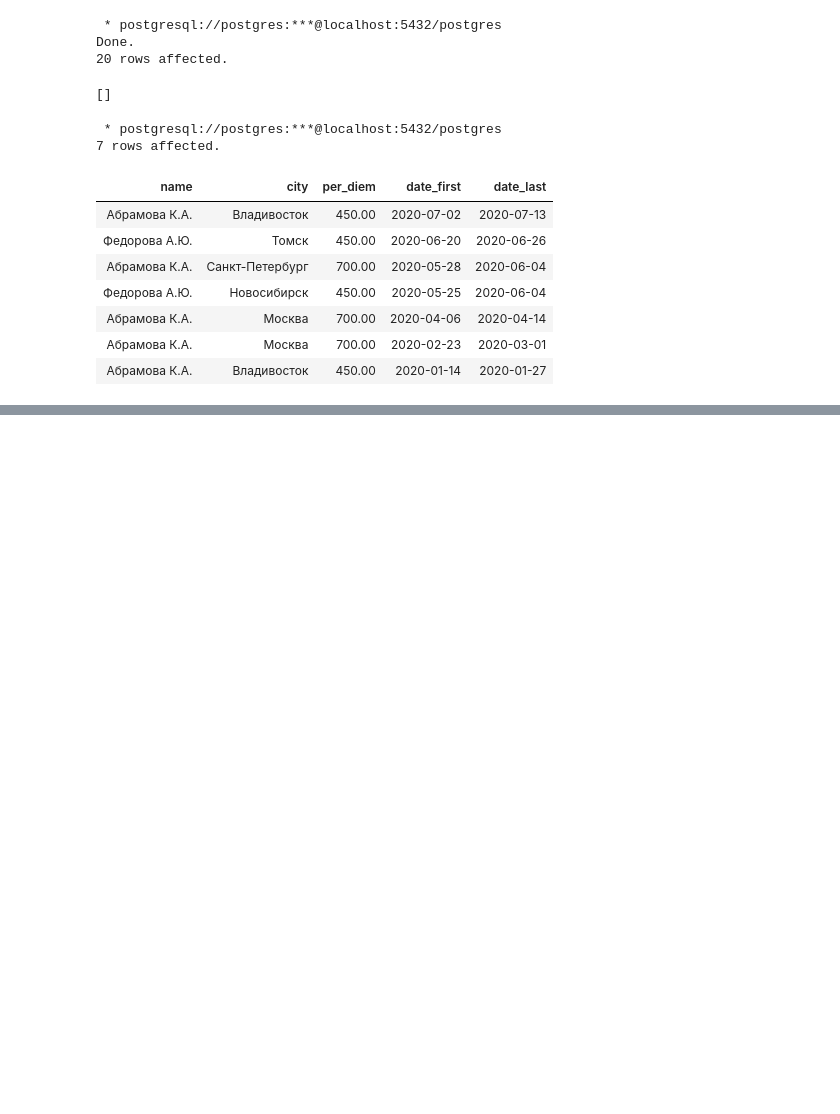
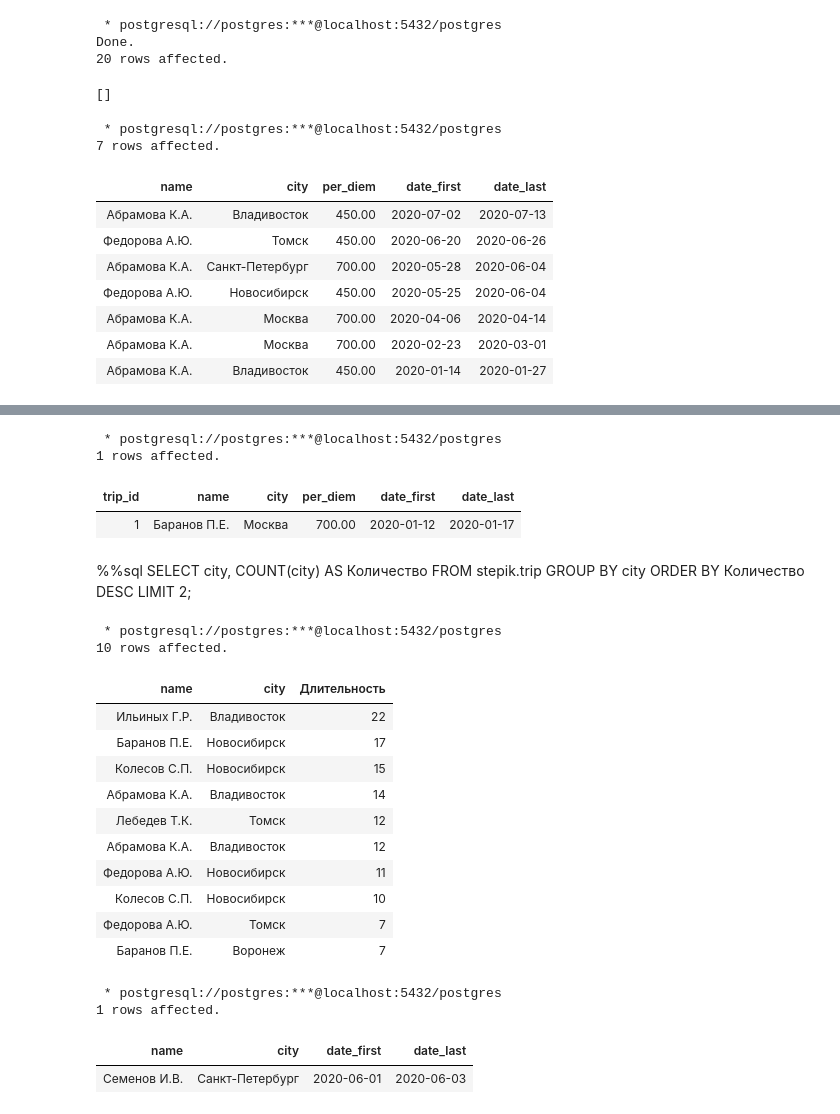
Before and after one commit to letrepas/Interactive-SQL-Simulator, a Jupyter notebook: SQL.ipynb, the cells around one changed output, grey strips where cells are left out. Cells and saved outputs as stored; diff of their text form; code cells hidden in the pictures; blank space fills up the shorter version.

```diff
--- a/SQL.ipynb
+++ b/SQL.ipynb
@@ -1081,0 +1113,59 @@ ORDER BY date_last DESC;
+# %%
+%%sql
+SELECT *
+FROM stepik.trip
+ORDER BY  date_first
+LIMIT 1;
+# %% [output]
+ * postgresql://postgres:***@localhost:5432/postgres
+1 rows affected.
+| trip_id | name | city | per_diem | date_first | date_last |
+| 1 | Баранов П.Е. | Москва | 700.00 | 2020-01-12 | 2020-01-17 |
+# %% [markdown]
+%%sql
+SELECT city, COUNT(city) AS Количество
+FROM stepik.trip
+GROUP BY city
+ORDER BY Количество DESC
+LIMIT 2;
+# %%
+%%sql
+SELECT name, city, date_last - date_first + 1 AS Длительность -- вместо разности в MySql пишут DATEDIFF(date_last, date_first)
+FROM stepik.trip
+WHERE city NOT IN ('Москва', 'Санкт-Петербург')
+ORDER BY Длительность DESC, city DESC;
+# %% [output]
+ * postgresql://postgres:***@localhost:5432/postgres
+10 rows affected.
+| name | city | Длительность |
+| Ильиных Г.Р. | Владивосток | 22 |
+| Баранов П.Е. | Новосибирск | 17 |
+| Колесов С.П. | Новосибирск | 15 |
+| Абрамова К.А. | Владивосток | 14 |
+| Лебедев Т.К. | Томск | 12 |
+| Абрамова К.А. | Владивосток | 12 |
+| Федорова А.Ю. | Новосибирск | 11 |
+| Колесов С.П. | Новосибирск | 10 |
+| Федорова А.Ю. | Томск | 7 |
+| Баранов П.Е. | Воронеж | 7 |
+# %%
+%%sql
+SELECT
+  name,
+  city,
+  date_first,
+  date_last
+FROM
+  stepik.trip
+WHERE
+  date_last - date_first + 1 = (
+    SELECT
+      MIN(date_last - date_first + 1)
+    FROM
+      stepik.trip
+  )
+# %% [output]
+ * postgresql://postgres:***@localhost:5432/postgres
+1 rows affected.
+| name | city | date_first | date_last |
+| Семенов И.В. | Санкт-Петербург | 2020-06-01 | 2020-06-03 |
```
Also changed, not shown: parts of 6 cells of this notebook.
